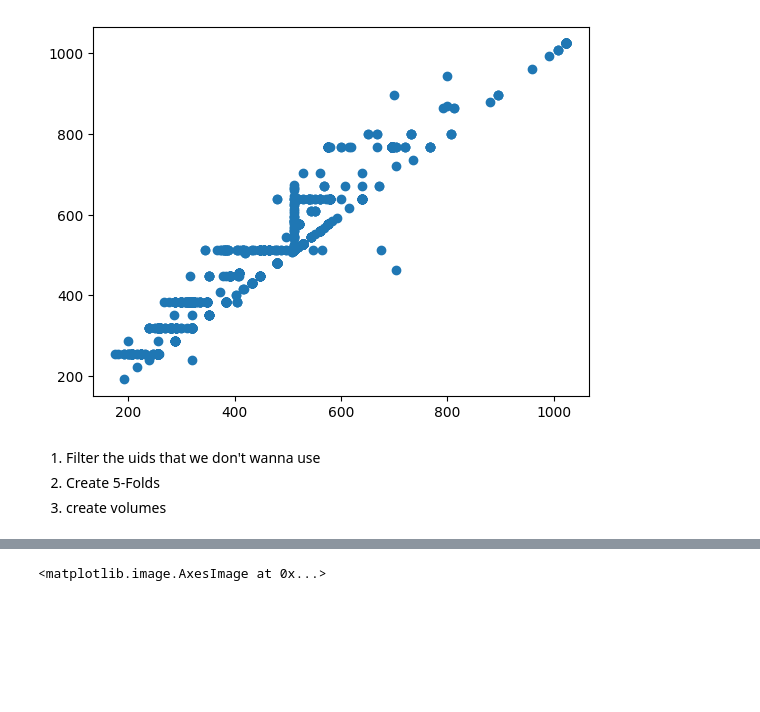
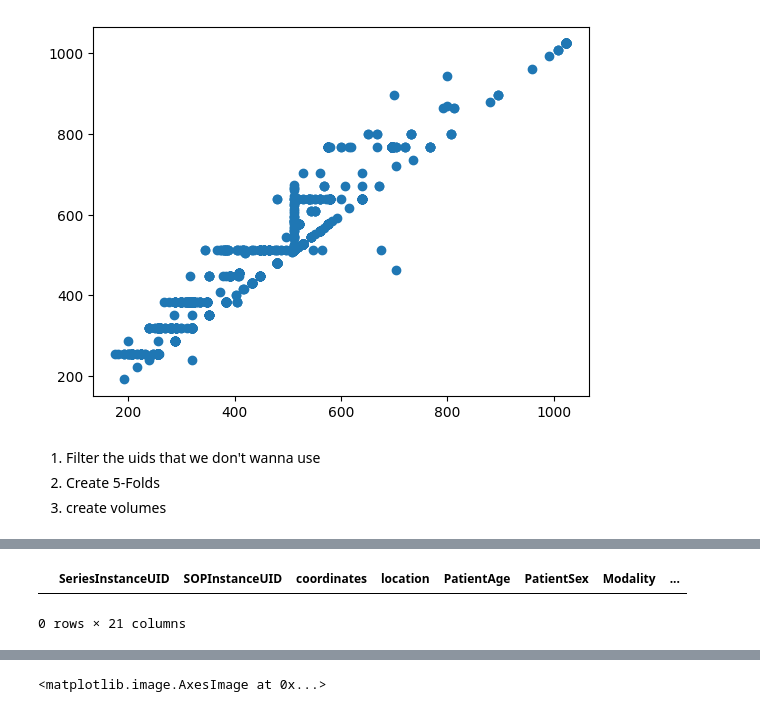
Before and after one commit to tom99763/9th-place-solution-RSNA-IAD, a Jupyter notebook: notebooks/Untitled.ipynb, the cells around one changed output, grey strips where cells are left out. Drawn from its saved outputs; the diff is of its cells as text; code cells hidden in the pictures; blank space fills up the shorter version.

```diff
--- a/notebooks/Untitled.ipynb
+++ b/notebooks/Untitled.ipynb
@@ -118,6 +132,11 @@ ignore_uids = [
     "1.2.826.0.1.3680043.8.498.87480891990277582946346790136781912242"
 ] + list(mf_dicom_uids["SeriesInstanceUID"])
 train_df = train_df[~train_df["SeriesInstanceUID"].isin(ignore_uids)].reset_index(drop=True)
+# %%
+mf_dicom_uids[mf_dicom_uids["SeriesInstanceUID"] == "1.2.826.0.1.3680043.8.498.75712554178574230484227682423862727306"]
+# %% [output]
+|  | SeriesInstanceUID | SOPInstanceUID | coordinates | location | PatientAge | PatientSex | Modality | ... |
+0 rows × 21 columns
 # %%
 train_df["fold_id"] = 0
 # %%
```
Also changed, not shown: parts of 17 cells of this notebook, 5 other files.
